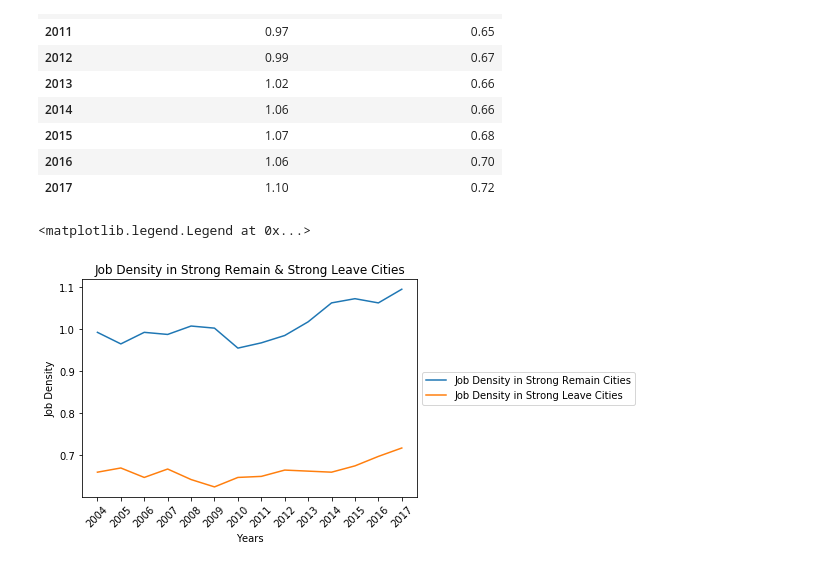
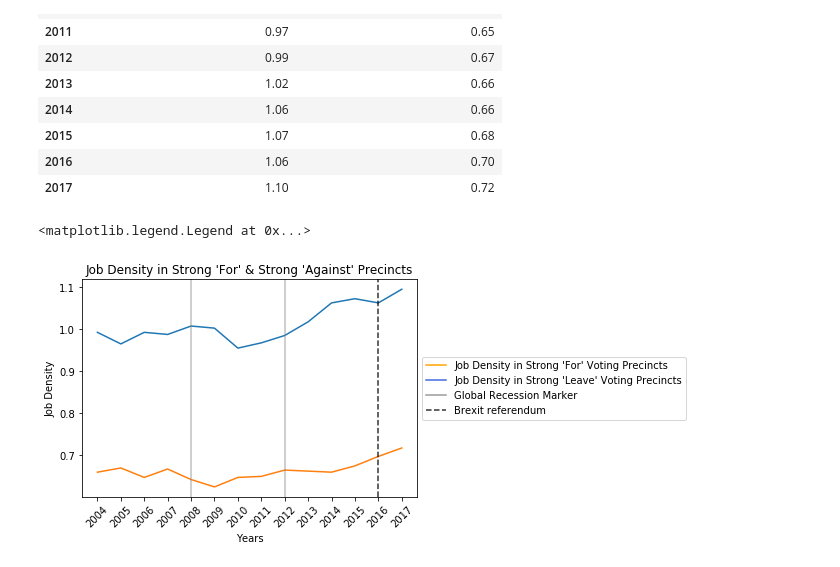
Before and after one commit to harper-data-mind/Project1, a Jupyter notebook: SOLBREXIT.ipynb, the cells around one changed output. Drawn from its saved outputs; the diff is of its cells as text; code cells hidden in the pictures.

```diff
--- a/SOLBREXIT.ipynb
+++ b/SOLBREXIT.ipynb
@@ -427,12 +423,20 @@ jobdensitycomparison_df
 | 2017 | 1.10 | 0.72 |
 # %%
 jobdensitycomparison_df.plot.line()
-plt.title("Job Density in Strong Remain & Strong Leave Cities")
+plt.title("Job Density in Strong 'For' & Strong 'Against' Precincts")
 plt.xlabel('Years')
 plt.ylabel("Job Density")
 plt.xticks(np.arange(0, 14, step=1), np.arange(2004, 2018, step=1))
 plt.xticks(rotation=45)
 plt.legend(loc='center left', bbox_to_anchor=(1, 0.5))
+plt.axvline(x=12, linestyle='dashed', alpha=.8, color="black")
+plt.axvline(x=4, alpha=.5, color="gray")
+plt.axvline(x=8, alpha=.5, color="gray")
+dashed_line1 = mlines.Line2D([],[],color='gray',alpha=.8, label='Global Recession Marker')
+dashed_line2 = mlines.Line2D([],[],color='orange', label="Job Density in Strong 'For' Voting Precincts")
+dashed_line3 = mlines.Line2D([],[],color='royalblue', label="Job Density in Strong 'Leave' Voting Precincts")
+dashed_line4 = mlines.Line2D([],[],color='Black',linestyle='dashed',alpha=.8,label='Brexit referendum')
+plt.legend(loc ='center left',bbox_to_anchor=(1, 0.5), handles=[dashed_line2, dashed_line3,dashed_line1,dashed_line4])
 # %% [output]
 <matplotlib.legend.Legend at 0x...>
-[figure, old version]
+[figure, new version]
```
Also changed, not shown: parts of 6 cells of this notebook.
